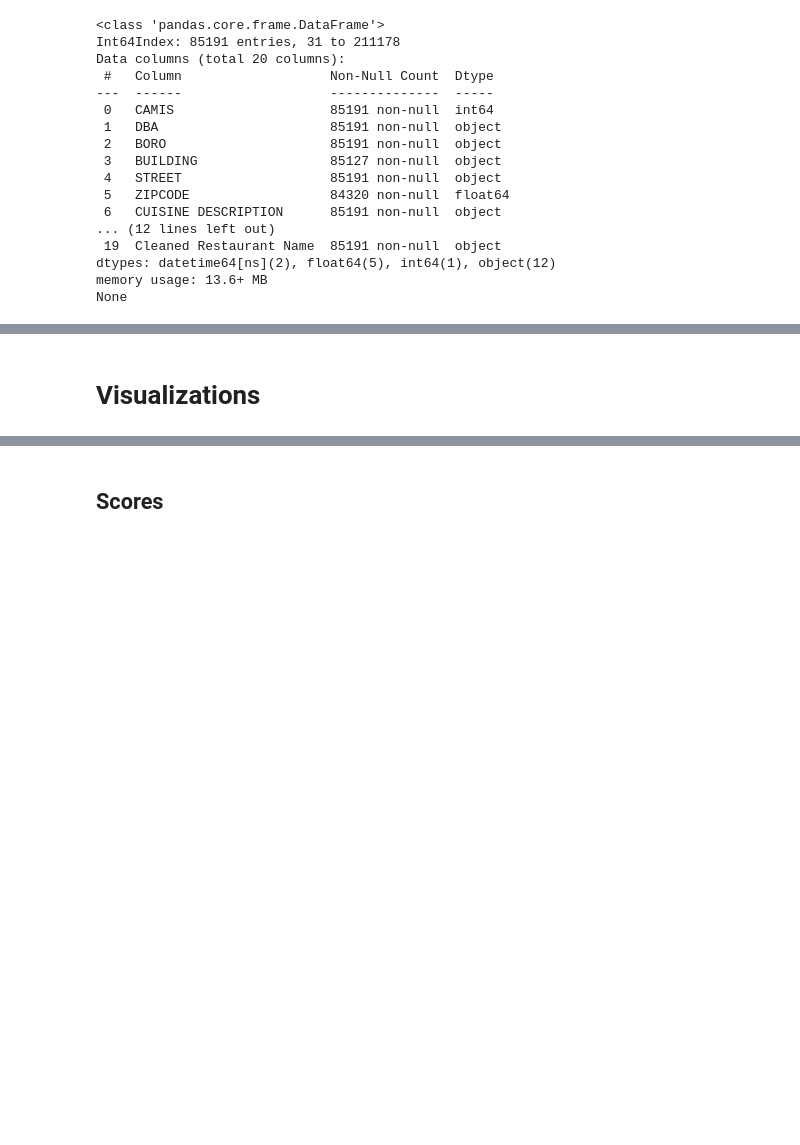
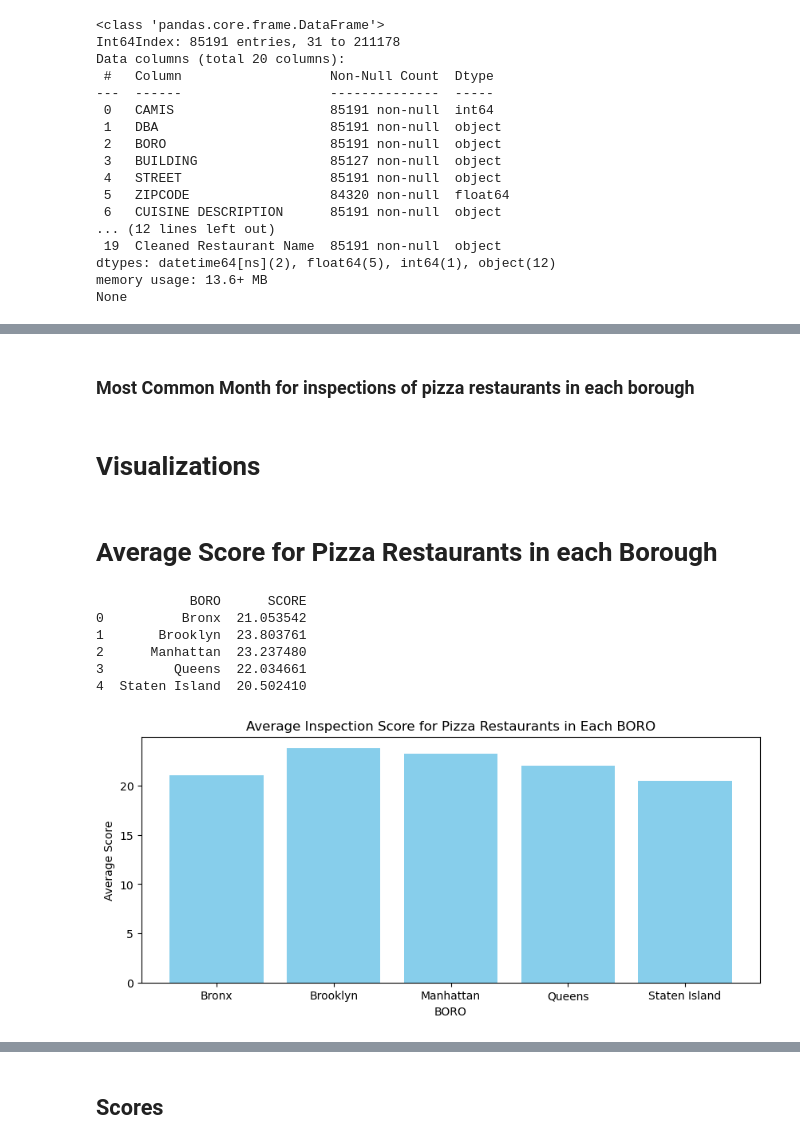
Before and after one commit to JoeBwonKenobi/NYCRestarauntInspections, a Jupyter notebook: NYC Restaurant Inspections Visualizations.ipynb, the cells around one changed output, grey strips where cells are left out. Saved outputs shown, nothing was run; the diff lists cells and outputs as text; code cells hidden in the pictures; blank space fills up the shorter version.

```diff
--- a/NYC Restaurant Inspections Visualizations.ipynb
+++ b/NYC Restaurant Inspections Visualizations.ipynb
@@ -257,0 +342,2 @@ None
+# %% [markdown]
+### **Most Common Month for inspections of pizza restaurants in each borough**
@@ -258,2 +362,30 @@ None
 # %% [markdown]
 # **Visualizations**
+# %% [markdown]
+# **Average Score for Pizza Restaurants in each Borough**
+# %%
+# Filter the DataFrame to include only 'Pizza' restaurants
+pizza_df = rdf[rdf['CUISINE DESCRIPTION'] == 'Pizza']
+
+# Group by 'BORO' and calculate the average score for each group
+avg_score_by_boro = pizza_df.groupby('BORO')['SCORE'].mean().reset_index()
+
+# Display the DataFrame with the average score for pizza restaurants in each 'BORO'
+print(avg_score_by_boro)
+# %% [output]
+            BORO      SCORE
+0          Bronx  21.053542
+1       Brooklyn  23.803761
+2      Manhattan  23.237480
+3         Queens  22.034661
+4  Staten Island  20.502410
+# %%
+# Plotting the bar chart
+plt.figure(figsize=(10, 4))
+plt.bar(avg_score_by_boro['BORO'], avg_score_by_boro['SCORE'], color='skyblue')
+plt.title('Average Inspection Score for Pizza Restaurants in Each BORO')
+plt.xlabel('BORO')
+plt.ylabel('Average Score')
+plt.show()
+# %% [output]
+[figure, added]
```
Also changed, not shown: parts of 24 cells of this notebook, 1 other file.
